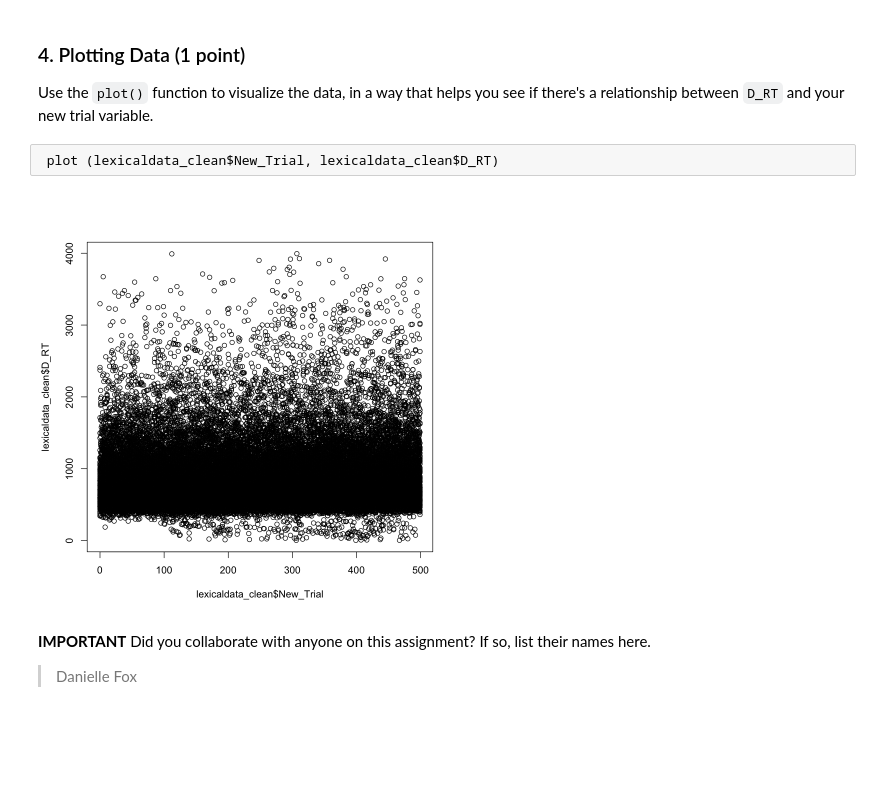
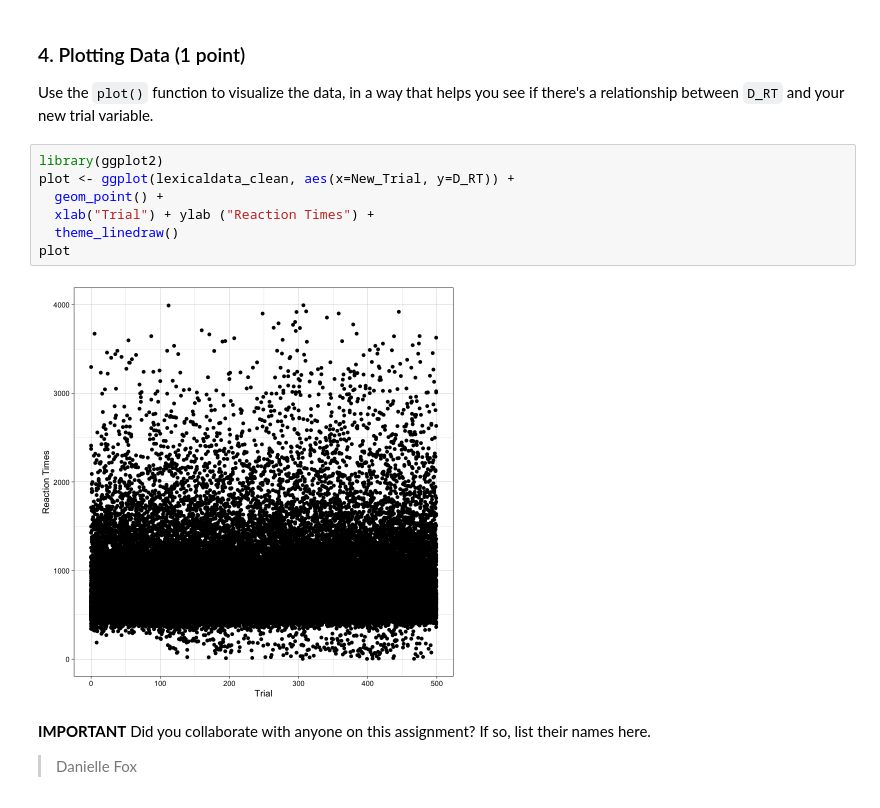
Before and after one commit to sadtangerine/Elie_DSPN_S22, a Jupyter notebook: Homework2.ipynb, the cells around one changed output. Drawn from its saved outputs; the diff is of its cells as text; blank space fills up the shorter version.

Commit message:
updated plot hw2

```diff
--- a/Homework2.ipynb
+++ b/Homework2.ipynb
@@ -86,9 +86,14 @@ A data.frame: 6 × 8
 ### 4. Plotting Data (1 point)
 Use the `plot()` function to visualize the data, in a way that helps you see if there's a relationship between `D_RT` and your new trial variable.
 # %%
- plot (lexicaldata_clean$New_Trial, lexicaldata_clean$D_RT)
+library(ggplot2)
+plot <- ggplot(lexicaldata_clean, aes(x=New_Trial, y=D_RT)) +
+  geom_point() +
+  xlab("Trial") + ylab ("Reaction Times") +
+  theme_linedraw()
+plot
 # %% [output]
-[figure, old version]
+[figure, new version]
 # %% [markdown]
 **IMPORTANT** Did you collaborate with anyone on this assignment? If so, list their names here.
 
```
